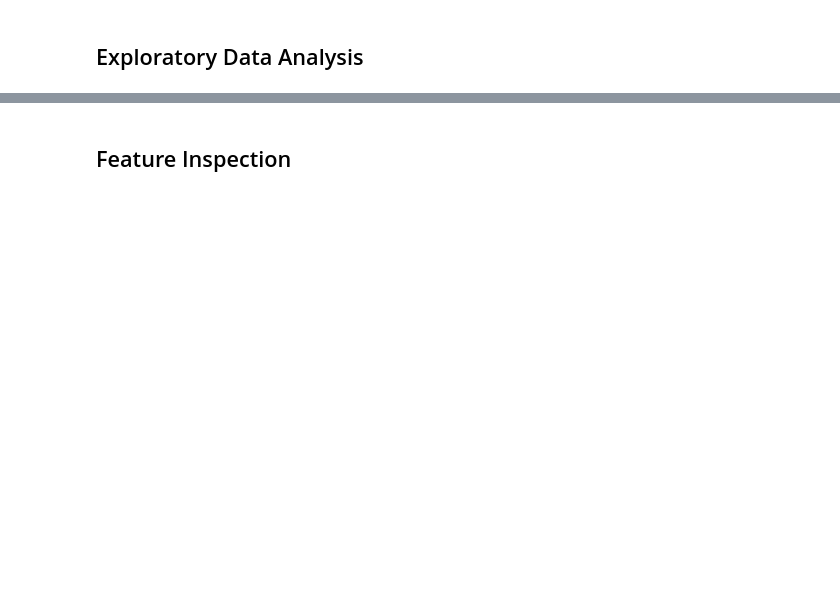
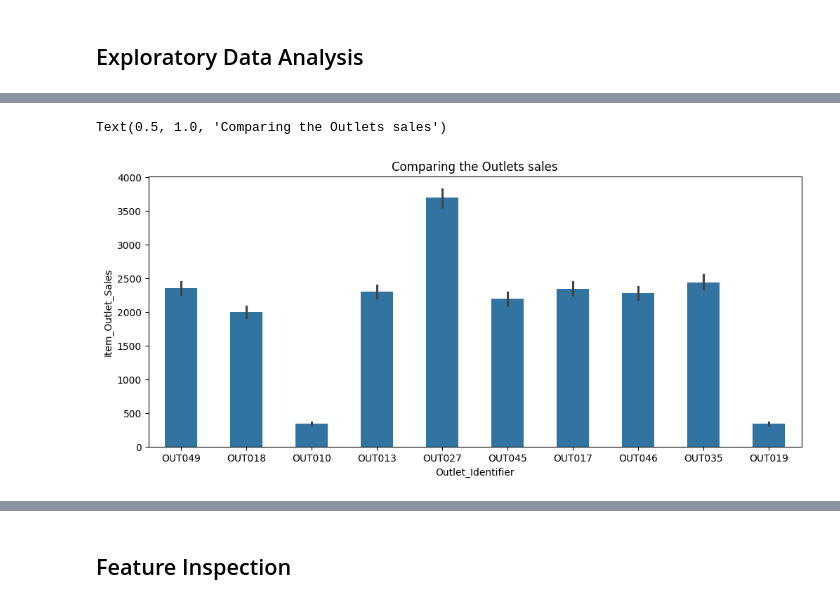
Before and after one commit to mohammadmasqala/Prediction-of-Product-Sale, a Jupyter notebook: Prediction_of_Product_Sale.ipynb, the cells around one changed output, grey strips where cells are left out. Saved outputs shown, nothing was run; the diff lists cells and outputs as text; code cells hidden in the pictures; blank space fills up the shorter version.

```diff
--- a/Prediction_of_Product_Sale.ipynb
+++ b/Prediction_of_Product_Sale.ipynb
@@ -271,0 +316,7 @@ df_sales.describe().round()
+# %%
+fig, axes = plt.subplots( figsize=(12,5))
+ax=sns.barplot(data= df_sales, x="Outlet_Identifier",y='Item_Outlet_Sales', width=.5)
+ax.set_title("Comparing the Outlets sales")
+# %% [output]
+Text(0.5, 1.0, 'Comparing the Outlets sales')
+[figure, added]
```
Also changed, not shown: parts of 27 cells of this notebook.
